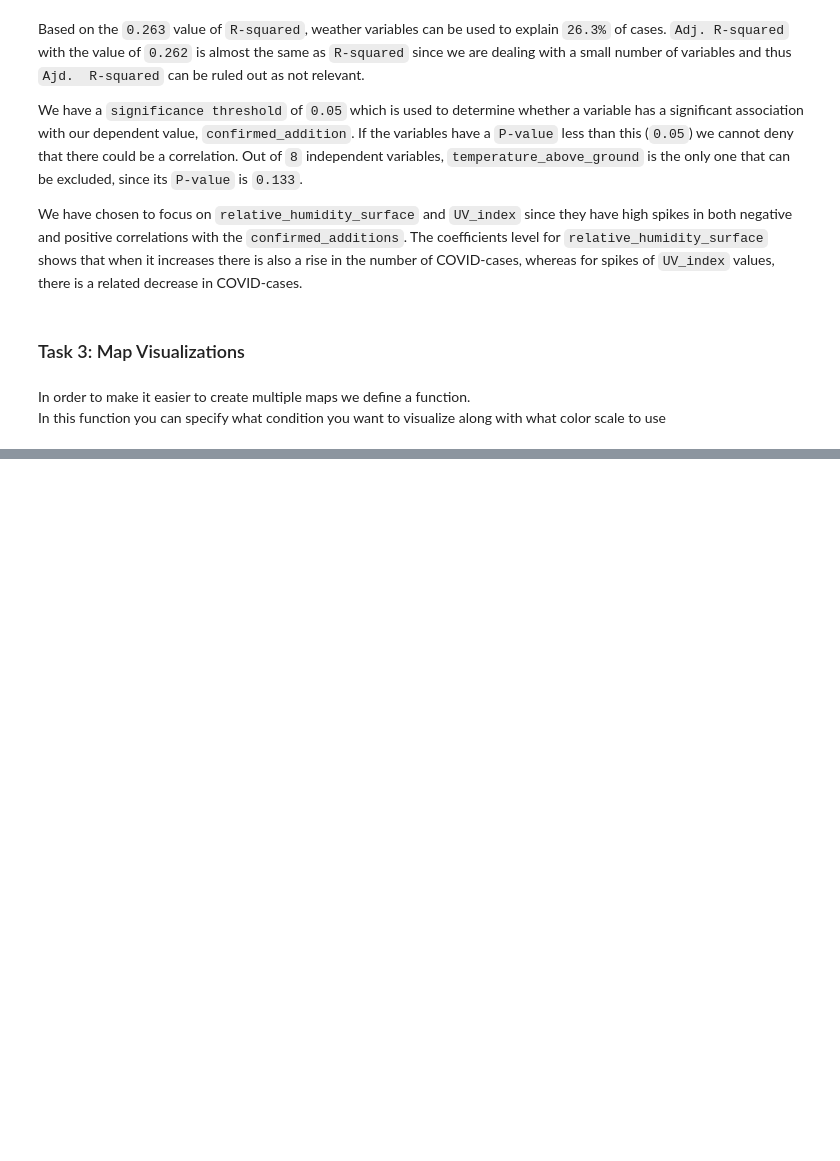
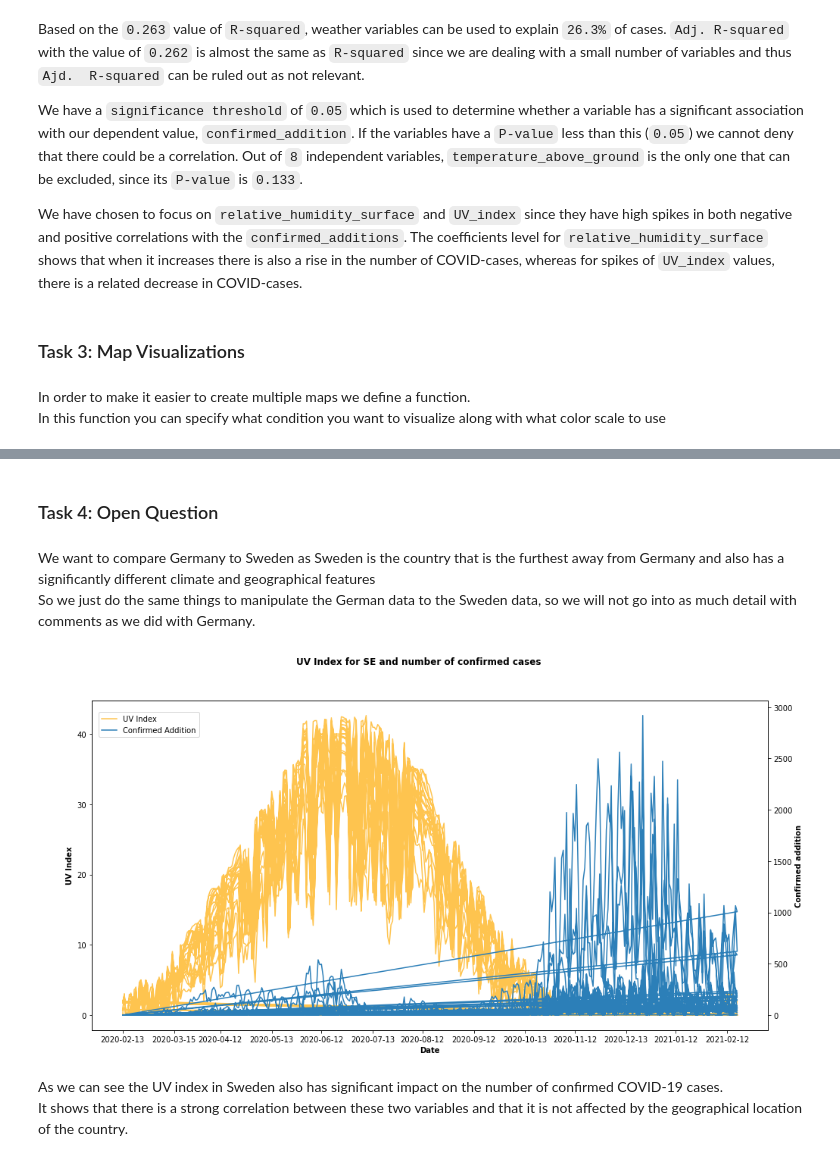
Before and after one commit to viggo-gascou/fyp2022p01g06, a Jupyter notebook: Notebooks/fyp2022p01g06_Report.ipynb, the cells around one changed output, grey strips where cells are left out. Saved outputs shown, nothing was run; the diff lists cells and outputs as text; code cells hidden in the pictures; blank space fills up the shorter version.

```diff
--- a/Notebooks/fyp2022p01g06_Report.ipynb
+++ b/Notebooks/fyp2022p01g06_Report.ipynb
@@ -702,2 +683,7 @@ choropleth(merged_df, "confirmed_addition", "OrRd")
 # %% [output]
 [interactive output not drawn]
+# %% [markdown]
+### Task 4: Open Question
+# %% [markdown]
+We want to compare Germany to Sweden as Sweden is the country that is the furthest away from Germany and also has a significantly different climate and geographical features \
+So we just do the same things to manipulate the German data to the Sweden data, so we will not go into as much detail with comments as we did with Germany.
@@ -703,0 +707,41 @@ choropleth(merged_df, "confirmed_addition", "OrRd")
+# %%
+se_corona_df=pd.read_csv('../data/raw/corona/se_corona.csv',sep='\t')
+with open('../data/raw/metadata/se_metadata.json','r', encoding="utf8") as f:
+    country_metadata=json.load(f)
+
+region_map = {country_metadata["country_metadata"][i]["covid_region_code"]:
+    country_metadata["country_metadata"][i]["iso3166-2_code"] for i in range(len(country_metadata["country_metadata"]))}
+se_corona_df["region_code"] = se_corona_df["region_code"].map(region_map)
+# %%
+se_merged_df = se_corona_df.merge(se_weather_df)
+#Reversing the dates so they start from 2020 and not 2021
+se_merged_df = se_merged_df.iloc[::-1]
+se_merged_df.set_index("date", inplace = True)
+# %%
+#Visualizing the UV index in comparison with confirmed cases.
+
+
+#Creating the plot
+fig, ax = plt.subplots(figsize=(16, 8))
+
+#Adding the first variable, UV Index
+ax.plot(se_merged_df.index, se_merged_df["UV_index"], "#fec44f", label="UV Index")
+
+#Adding a second variable and adding its own y-axis to show the confirmed additions
+ax2 = ax.twinx()
+ax2.plot(se_merged_df.index, se_merged_df["confirmed_addition"], color ="#2c7fb8", label="Confirmed Addition")
+ax.xaxis.set_major_locator(mdates.MonthLocator(bymonthday=(1, 1)))
+
+#Adding the main title to the plot as well as the x and y labels
+fig.suptitle("UV Index for SE and number of confirmed cases", fontweight = "bold")
+ax.set_ylabel("UV Index", fontweight = "bold")
+ax2.set_ylabel("Confirmed addition", fontweight = "bold")
+ax.set_xlabel("Date", fontweight = "bold")
+
+#Adding the legend and specifying the position
+fig.legend(loc = "upper left", borderaxespad = 8);
+# %% [output]
+[figure, added]
+# %% [markdown]
+As we can see the UV index in Sweden also has significant impact on the number of confirmed COVID-19 cases. \
+It shows that there is a strong correlation between these two variables and that it is not affected by the geographical location of the country.
```
Also changed, not shown: parts of 14 cells of this notebook, 3 other files.
